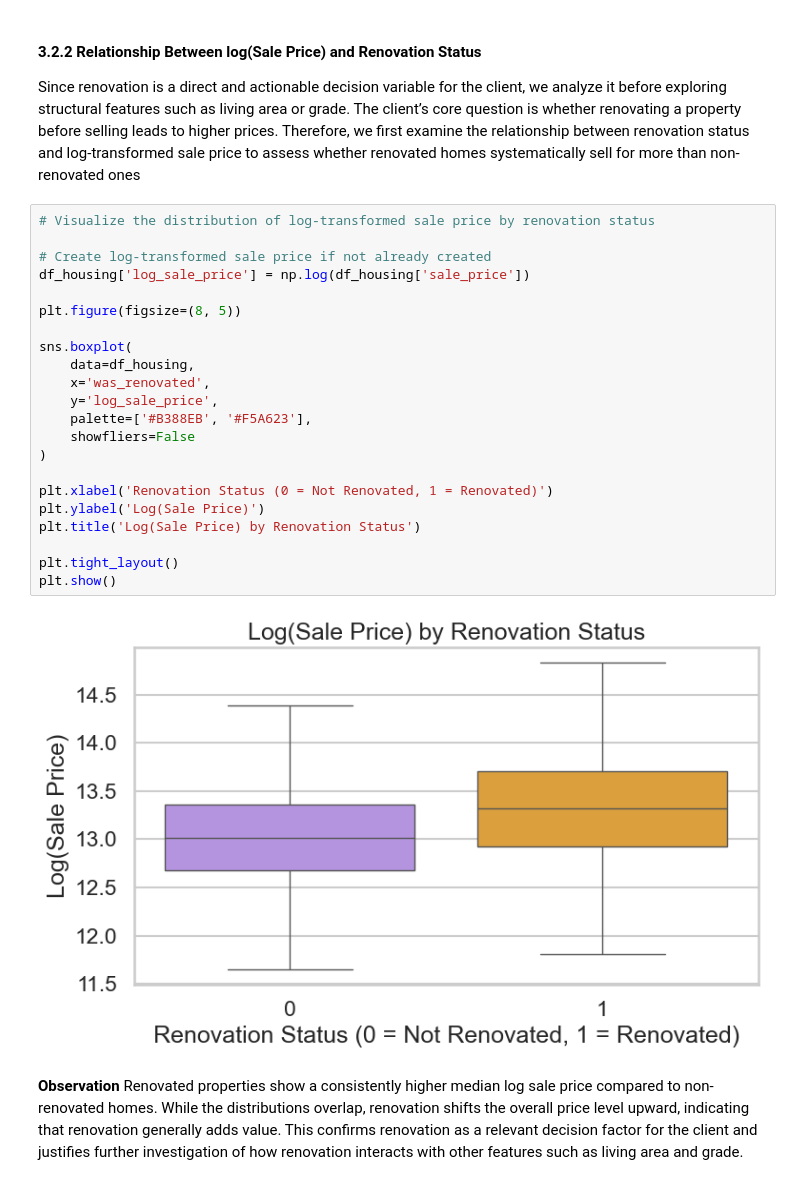
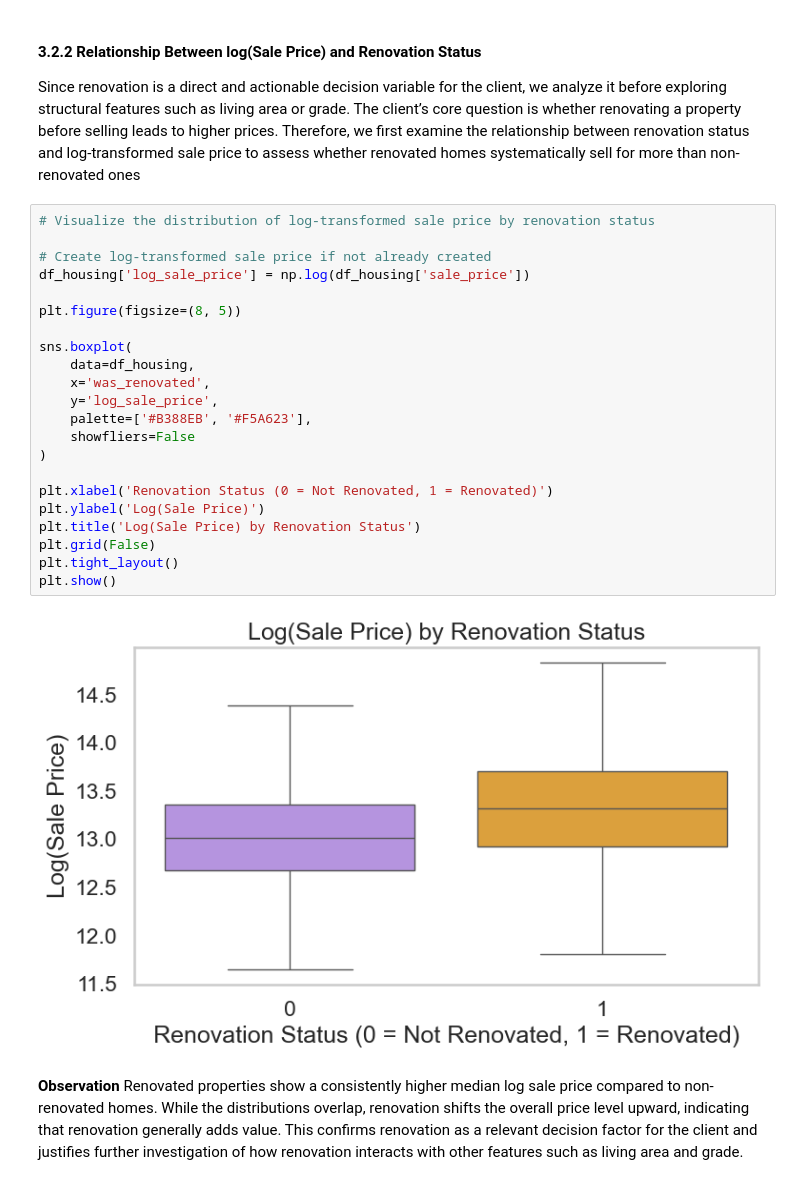
Before and after one commit to NazilaFazeli/EDA-Project, a Jupyter notebook: EDA.ipynb, the cells around one changed output. Saved outputs shown, nothing was run; the diff lists cells and outputs as text.

```diff
--- a/EDA.ipynb
+++ b/EDA.ipynb
@@ -939,27 +939,27 @@ Therefore, we first examine the relationship between renovation status and log-t
 # %%
 # Visualize the distribution of log-transformed sale price by renovation status
 
 # Create log-transformed sale price if not already created
 df_housing['log_sale_price'] = np.log(df_housing['sale_price'])
 
 plt.figure(figsize=(8, 5))
 
 sns.boxplot(
     data=df_housing,
     x='was_renovated',
     y='log_sale_price',
     palette=['#B388EB', '#F5A623'],
     showfliers=False
 )
 
 plt.xlabel('Renovation Status (0 = Not Renovated, 1 = Renovated)')
 plt.ylabel('Log(Sale Price)')
 plt.title('Log(Sale Price) by Renovation Status')
-
+plt.grid(False)
 plt.tight_layout()
 plt.show()
 # %% [output]
-[figure, old version]
+[figure, new version]
 # %% [markdown]
 **Observation**
 Renovated properties show a consistently higher median log sale price compared to non-renovated homes.
```
Also changed, not shown: parts of 14 cells of this notebook, 1 other file.
